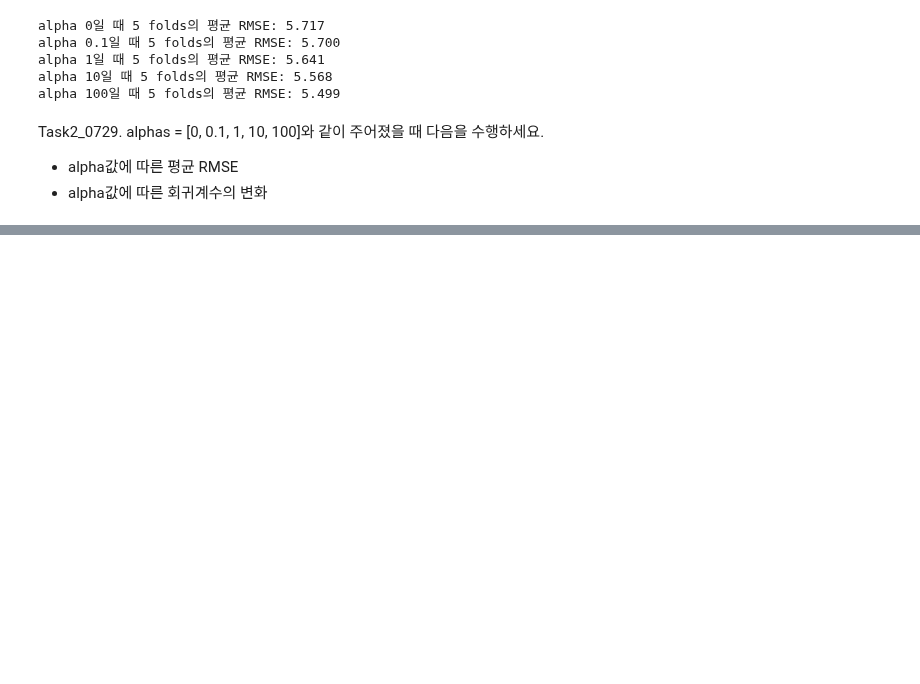
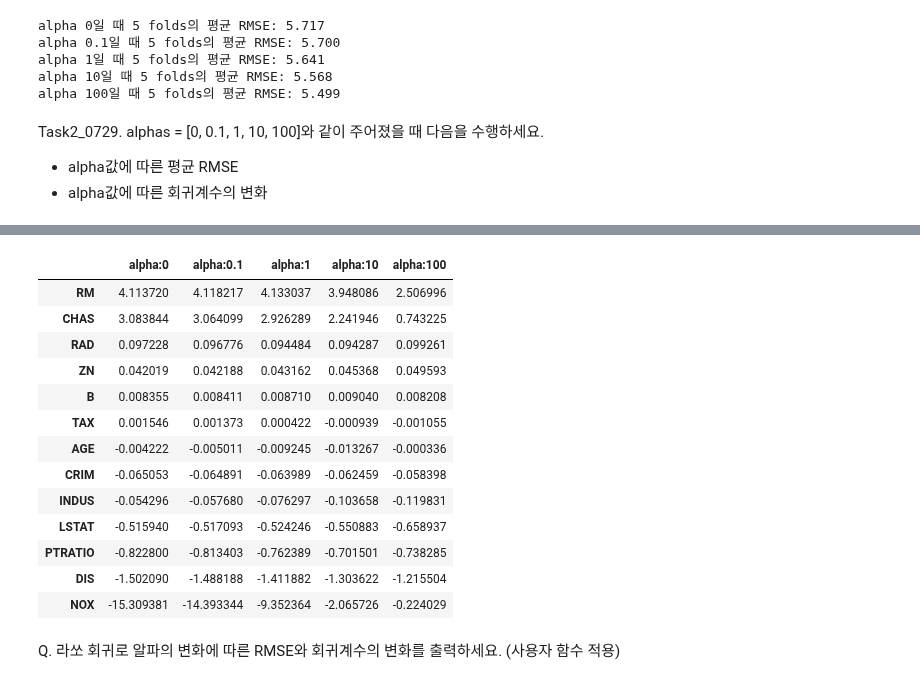
Before and after one commit to Kimhang-KDT/kita_2404, a Jupyter notebook: m5_머신러닝/ML_회귀.ipynb, the cells around one changed output, grey strips where cells are left out. Cells and saved outputs as stored; diff of their text form; code cells hidden in the pictures; blank space fills up the shorter version.

```diff
--- a/m5_머신러닝/ML_회귀.ipynb
+++ b/m5_머신러닝/ML_회귀.ipynb
@@ -480,0 +778,21 @@ Task2_0729. alphas = [0, 0.1, 1, 10, 100]와 같이 주어졌을 때 다음을
+# %%
+ridge_alphas = [0, 0.1, 1, 10, 100]
+sort_column = 'alpha:'+str(ridge_alphas[2])
+coeff_df.sort_values(by=sort_column, ascending=False)
+# %% [output]
+|  | alpha:0 | alpha:0.1 | alpha:1 | alpha:10 | alpha:100 |
+| RM | 4.113720 | 4.118217 | 4.133037 | 3.948086 | 2.506996 |
+| CHAS | 3.083844 | 3.064099 | 2.926289 | 2.241946 | 0.743225 |
+| RAD | 0.097228 | 0.096776 | 0.094484 | 0.094287 | 0.099261 |
+| ZN | 0.042019 | 0.042188 | 0.043162 | 0.045368 | 0.049593 |
+| B | 0.008355 | 0.008411 | 0.008710 | 0.009040 | 0.008208 |
+| TAX | 0.001546 | 0.001373 | 0.000422 | -0.000939 | -0.001055 |
+| AGE | -0.004222 | -0.005011 | -0.009245 | -0.013267 | -0.000336 |
+| CRIM | -0.065053 | -0.064891 | -0.063989 | -0.062459 | -0.058398 |
+| INDUS | -0.054296 | -0.057680 | -0.076297 | -0.103658 | -0.119831 |
+| LSTAT | -0.515940 | -0.517093 | -0.524246 | -0.550883 | -0.658937 |
+| PTRATIO | -0.822800 | -0.813403 | -0.762389 | -0.701501 | -0.738285 |
+| DIS | -1.502090 | -1.488188 | -1.411882 | -1.303622 | -1.215504 |
+| NOX | -15.309381 | -14.393344 | -9.352364 | -2.065726 | -0.224029 |
+# %% [markdown]
+Q. 라쏘 회귀로 알파의 변화에 따른 RMSE와 회귀계수의 변화를 출력하세요. (사용자 함수 적용)
```
Also changed, not shown: parts of 28 cells of this notebook, 1 other file.
